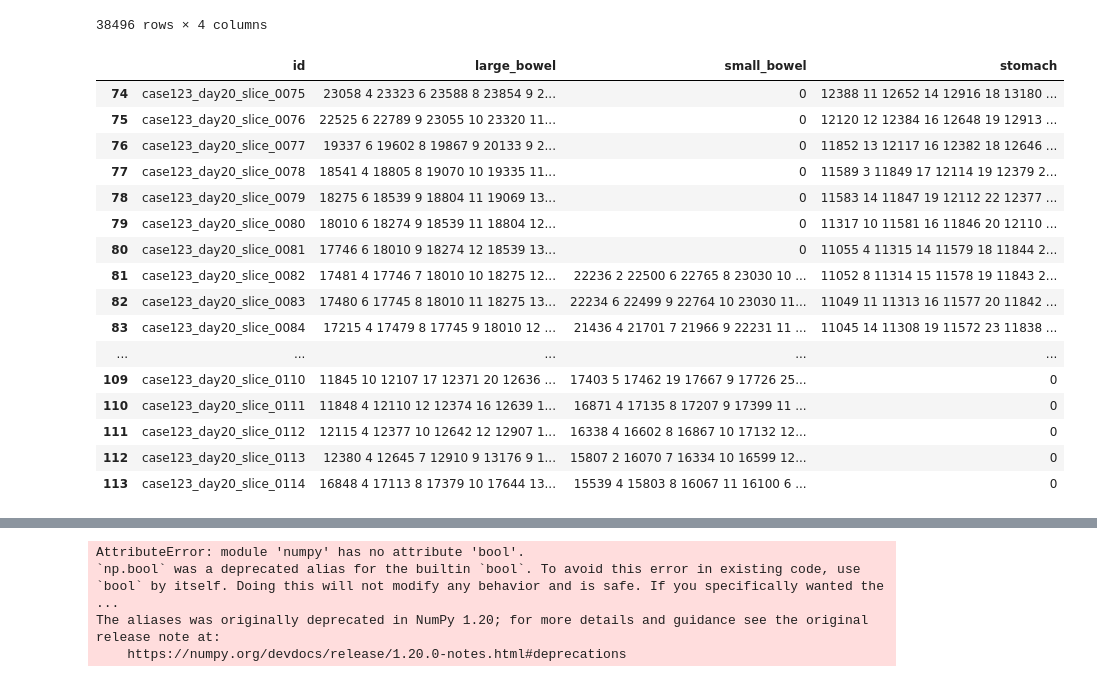
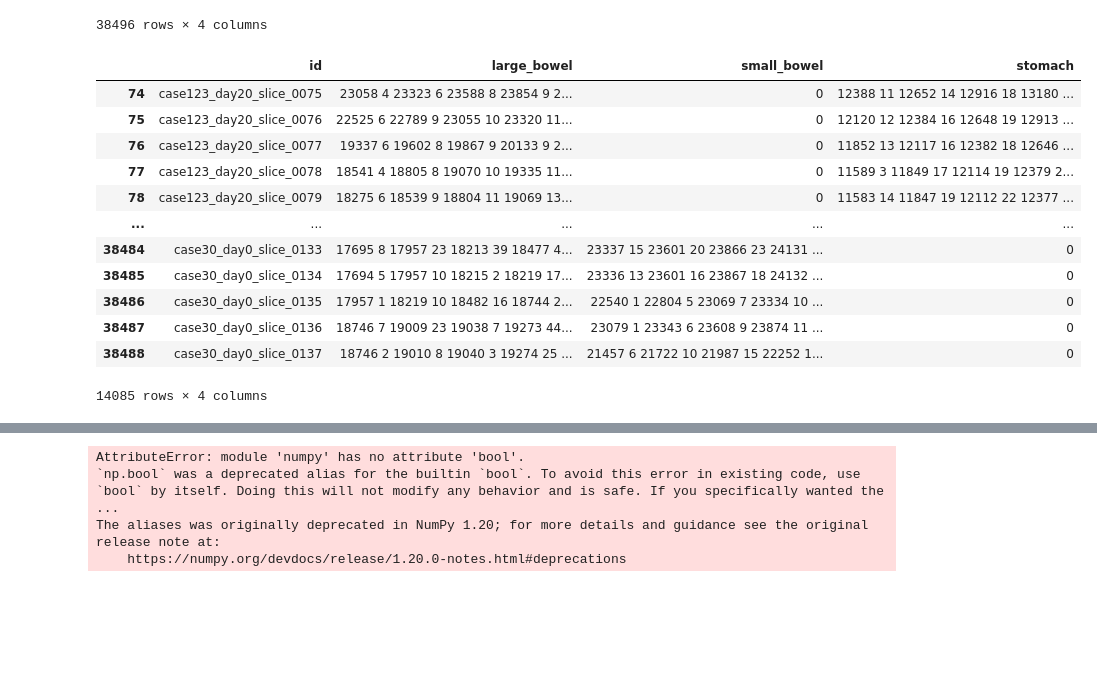
Before and after one commit to Sesha130795/UW_Madison_GITract_Segmentation, a Jupyter notebook: Untitled.ipynb, the cells around one changed output, grey strips where cells are left out. Cells and saved outputs as stored; diff of their text form; code cells hidden in the pictures; blank space fills up the shorter version.

```diff
--- a/Untitled.ipynb
+++ b/Untitled.ipynb
@@ -174,25 +175,21 @@ final_df
 | 38495 | case30_day0_slice_0144 | 0 | 0 | 0 |
 38496 rows × 4 columns
 # %%
-final_df[final_df['large_bowel']!=0].head(40)
+final_df[final_df['large_bowel']!=0]
 # %% [output]
 |  | id | large_bowel | small_bowel | stomach |
 | 74 | case123_day20_slice_0075 | 23058 4 23323 6 23588 8 23854 9 2... | 0 | 12388 11 12652 14 12916 18 13180 ... |
 | 75 | case123_day20_slice_0076 | 22525 6 22789 9 23055 10 23320 11... | 0 | 12120 12 12384 16 12648 19 12913 ... |
 | 76 | case123_day20_slice_0077 | 19337 6 19602 8 19867 9 20133 9 2... | 0 | 11852 13 12117 16 12382 18 12646 ... |
 | 77 | case123_day20_slice_0078 | 18541 4 18805 8 19070 10 19335 11... | 0 | 11589 3 11849 17 12114 19 12379 2... |
 | 78 | case123_day20_slice_0079 | 18275 6 18539 9 18804 11 19069 13... | 0 | 11583 14 11847 19 12112 22 12377 ... |
-| 79 | case123_day20_slice_0080 | 18010 6 18274 9 18539 11 18804 12... | 0 | 11317 10 11581 16 11846 20 12110 ... |
-| 80 | case123_day20_slice_0081 | 17746 6 18010 9 18274 12 18539 13... | 0 | 11055 4 11315 14 11579 18 11844 2... |
-| 81 | case123_day20_slice_0082 | 17481 4 17746 7 18010 10 18275 12... | 22236 2 22500 6 22765 8 23030 10 ... | 11052 8 11314 15 11578 19 11843 2... |
-| 82 | case123_day20_slice_0083 | 17480 6 17745 8 18010 11 18275 13... | 22234 6 22499 9 22764 10 23030 11... | 11049 11 11313 16 11577 20 11842 ... |
-| 83 | case123_day20_slice_0084 | 17215 4 17479 8 17745 9 18010 12 ... | 21436 4 21701 7 21966 9 22231 11 ... | 11045 14 11308 19 11572 23 11838 ... |
 | ... | ... | ... | ... | ... |
-| 109 | case123_day20_slice_0110 | 11845 10 12107 17 12371 20 12636 ... | 17403 5 17462 19 17667 9 17726 25... | 0 |
-| 110 | case123_day20_slice_0111 | 11848 4 12110 12 12374 16 12639 1... | 16871 4 17135 8 17207 9 17399 11 ... | 0 |
-| 111 | case123_day20_slice_0112 | 12115 4 12377 10 12642 12 12907 1... | 16338 4 16602 8 16867 10 17132 12... | 0 |
-| 112 | case123_day20_slice_0113 | 12380 4 12645 7 12910 9 13176 9 1... | 15807 2 16070 7 16334 10 16599 12... | 0 |
-| 113 | case123_day20_slice_0114 | 16848 4 17113 8 17379 10 17644 13... | 15539 4 15803 8 16067 11 16100 6 ... | 0 |
+| 38484 | case30_day0_slice_0133 | 17695 8 17957 23 18213 39 18477 4... | 23337 15 23601 20 23866 23 24131 ... | 0 |
+| 38485 | case30_day0_slice_0134 | 17694 5 17957 10 18215 2 18219 17... | 23336 13 23601 16 23867 18 24132 ... | 0 |
+| 38486 | case30_day0_slice_0135 | 17957 1 18219 10 18482 16 18744 2... | 22540 1 22804 5 23069 7 23334 10 ... | 0 |
+| 38487 | case30_day0_slice_0136 | 18746 7 19009 23 19038 7 19273 44... | 23079 1 23343 6 23608 9 23874 11 ... | 0 |
+| 38488 | case30_day0_slice_0137 | 18746 2 19010 8 19040 3 19274 25 ... | 21457 6 21722 10 21987 15 22252 1... | 0 |
+14085 rows × 4 columns
 # %%
 class GI_Tract_Dataset(torch.utils.data.Dataset):
 
```
Also changed, not shown: parts of 9 cells of this notebook.
